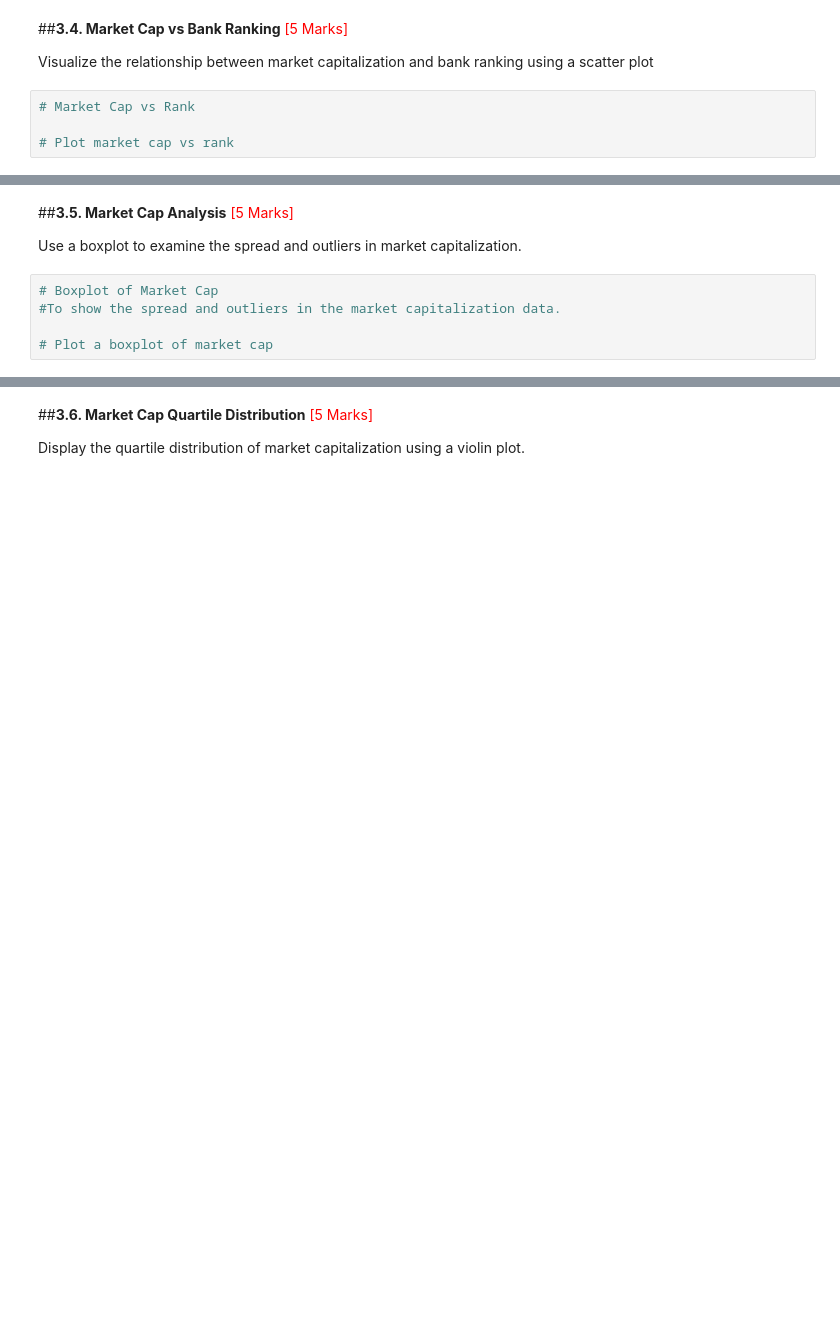
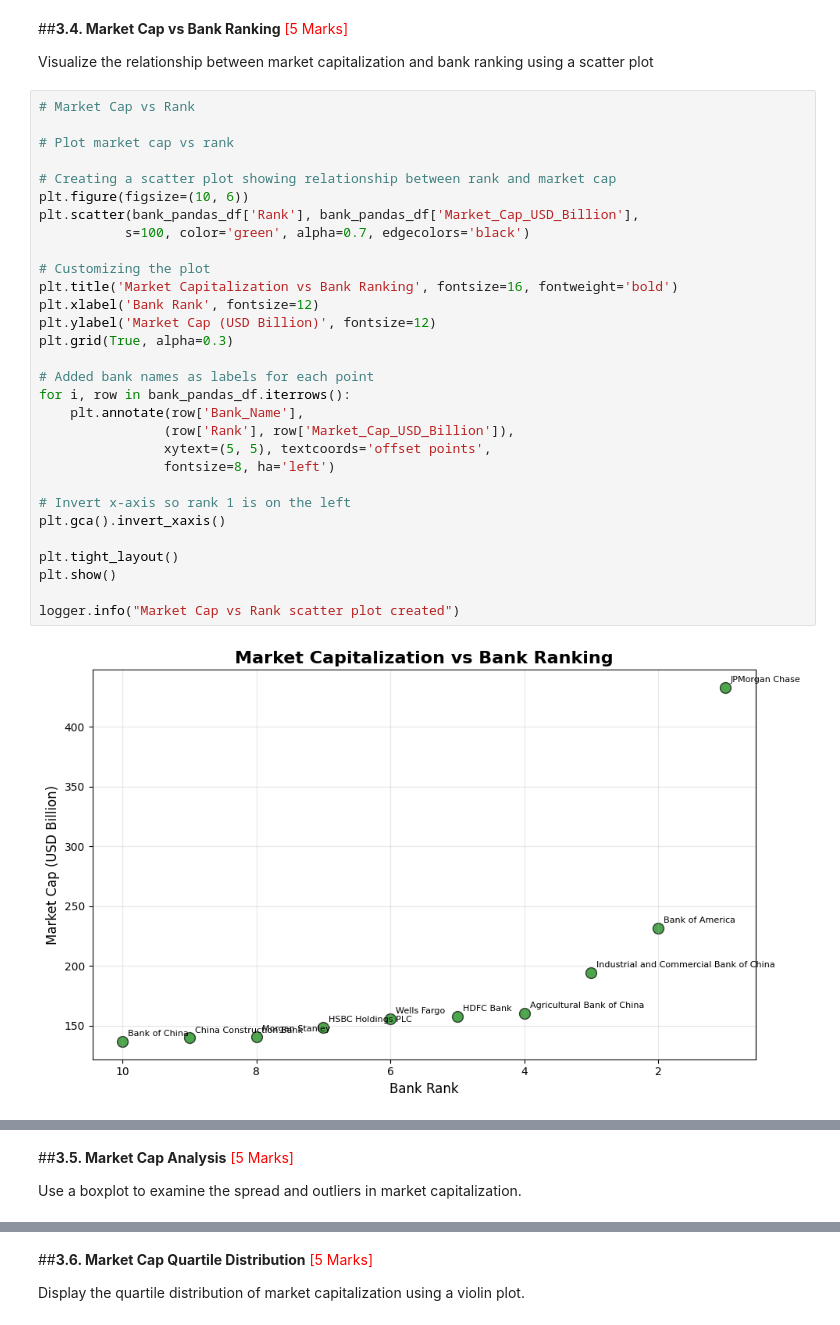
Before and after one commit to abinasn/ds-ml-projects, a Jupyter notebook: bank_data_analysis/ETL_Bank_Data_Analysis_Abinas_Patra.ipynb, the cells around one changed output, grey strips where cells are left out. Cells and saved outputs as stored; diff of their text form; blank space fills up the shorter version.

```diff
--- a/bank_data_analysis/ETL_Bank_Data_Analysis_Abinas_Patra.ipynb
+++ b/bank_data_analysis/ETL_Bank_Data_Analysis_Abinas_Patra.ipynb
@@ -309,7 +555,35 @@ Identify the top 10 banks by market capitalization using a bar chart
 ##**3.4. Market Cap vs Bank Ranking** <font color = red>[5 Marks]</font> <br>
 
 Visualize the relationship between market capitalization and bank ranking using a scatter plot
-# %%
-# Market Cap vs Rank
-
-# Plot market cap vs rank
+# %%
+# Market Cap vs Rank
+
+# Plot market cap vs rank
+
+# Creating a scatter plot showing relationship between rank and market cap
+plt.figure(figsize=(10, 6))
+plt.scatter(bank_pandas_df['Rank'], bank_pandas_df['Market_Cap_USD_Billion'],
+           s=100, color='green', alpha=0.7, edgecolors='black')
+
+# Customizing the plot
+plt.title('Market Capitalization vs Bank Ranking', fontsize=16, fontweight='bold')
+plt.xlabel('Bank Rank', fontsize=12)
+plt.ylabel('Market Cap (USD Billion)', fontsize=12)
+plt.grid(True, alpha=0.3)
+
+# Added bank names as labels for each point
+for i, row in bank_pandas_df.iterrows():
+    plt.annotate(row['Bank_Name'],
+                (row['Rank'], row['Market_Cap_USD_Billion']),
+                xytext=(5, 5), textcoords='offset points',
+                fontsize=8, ha='left')
+
+# Invert x-axis so rank 1 is on the left
+plt.gca().invert_xaxis()
+
+plt.tight_layout()
+plt.show()
+
+logger.info("Market Cap vs Rank scatter plot created")
+# %% [output]
+[figure, added]
@@ -317,8 +592,3 @@ Visualize the relationship between market capitalization and bank ranking using
 ##**3.5. Market Cap Analysis** <font color = red>[5 Marks]</font> <br>
 
 Use a boxplot to examine the spread and outliers in market capitalization.
-# %%
-# Boxplot of Market Cap
-#To show the spread and outliers in the market capitalization data.
-
-# Plot a boxplot of market cap
```
Also changed, not shown: parts of 32 cells of this notebook.
